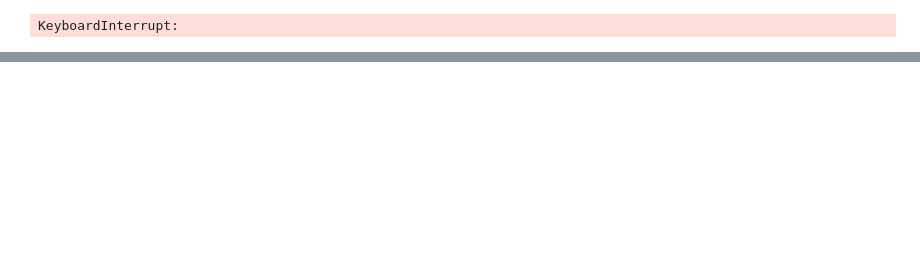
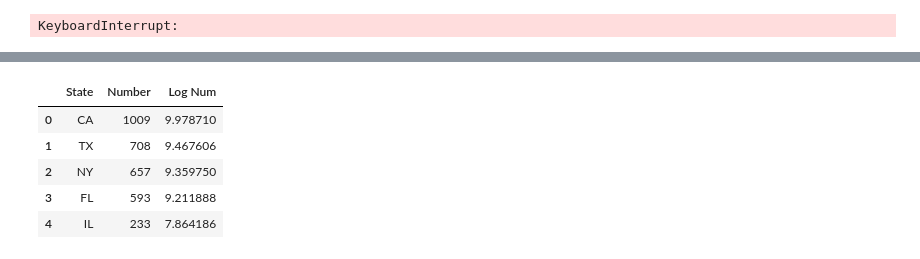
Before and after one commit to Chulong-Li/Real-time-Sentiment-Tracking-on-Twitter-for-Brand-Improvement-and-Trend-Recognition, a Jupyter notebook: Analysis_for_Topic_Trend.ipynb, the cells around one changed output, grey strips where cells are left out. Saved outputs shown, nothing was run; the diff lists cells and outputs as text; code cells hidden in the pictures; blank space fills up the shorter version.

```diff
--- a/Analysis_for_Topic_Trend.ipynb
+++ b/Analysis_for_Topic_Trend.ipynb
@@ -110,0 +127,6 @@ fig.show()
+# %%
+# Filter constants for US
+
+STATES = ['Alabama', 'AL', 'Alaska', 'AK', 'American Samoa', 'AS', 'Arizona', 'AZ', 'Arkansas', 'AR', 'California', 'CA', 'Colorado', 'CO', 'Connecticut', 'CT', 'Delaware', 'DE', 'District of Columbia', 'DC', 'Federated States of Micronesia', 'FM', 'Florida', 'FL', 'Georgia', 'GA', 'Guam', 'GU', 'Hawaii', 'HI', 'Idaho', 'ID', 'Illinois', 'IL', 'Indiana', 'IN', 'Iowa', 'IA', 'Kansas', 'KS', 'Kentucky', 'KY', 'Louisiana', 'LA', 'Maine', 'ME', 'Marshall Islands', 'MH', 'Maryland', 'MD', 'Massachusetts', 'MA', 'Michigan', 'MI', 'Minnesota', 'MN', 'Mississippi', 'MS', 'Missouri', 'MO', 'Montana', 'MT', 'Nebraska', 'NE', 'Nevada', 'NV', 'New Hampshire', 'NH', 'New Jersey', 'NJ', 'New Mexico', 'NM', 'New York', 'NY', 'North Carolina', 'NC', 'North Dakota', 'ND', 'Northern Mariana Islands', 'MP', 'Ohio', 'OH', 'Oklahoma', 'OK', 'Oregon', 'OR', 'Palau', 'PW', 'Pennsylvania', 'PA', 'Puerto Rico', 'PR', 'Rhode Island', 'RI', 'South Carolina', 'SC', 'South Dakota', 'SD', 'Tennessee', 'TN', 'Texas', 'TX', 'Utah', 'UT', 'Vermont', 'VT', 'Virgin Islands', 'VI', 'Virginia', 'VA', 'Washington', 'WA', 'West Virginia', 'WV', 'Wisconsin', 'WI', 'Wyoming', 'WY']
+STATE_DICT = dict(itertools.zip_longest(*[iter(STATES)] * 2, fillvalue=""))
+INV_STATE_DICT = dict((v,k) for k,v in STATE_DICT.items())
@@ -110,0 +137,27 @@ fig.show()
+# %%
+is_in_US=[]
+geo = df[['user_location']]
+df = df.fillna(" ")
+for x in df['user_location']:
+    check = False
+    for s in STATES:
+        if s in x:
+            is_in_US.append(STATE_DICT[s] if s in STATE_DICT else s)
+            check = True
+            break
+    if not check:
+        is_in_US.append(None)
+
+#geo_dist = df[['user_location']][is_in_US]
+geo_dist = pd.DataFrame(is_in_US, columns=['State']).dropna().reset_index()
+geo_dist = geo_dist.groupby('State').count().rename(columns={"index": "Number"}) \
+        .sort_values(by=['Number'], ascending=False).reset_index()
+geo_dist["Log Num"] = geo_dist["Number"].apply(lambda x: math.log(x, 2))
+geo_dist.head()
+# %% [output]
+|  | State | Number | Log Num |
+| 0 | CA | 1009 | 9.978710 |
+| 1 | TX | 708 | 9.467606 |
+| 2 | NY | 657 | 9.359750 |
+| 3 | FL | 593 | 9.211888 |
+| 4 | IL | 233 | 7.864186 |
```
Also changed, not shown: parts of 5 cells of this notebook, 4 other files.
